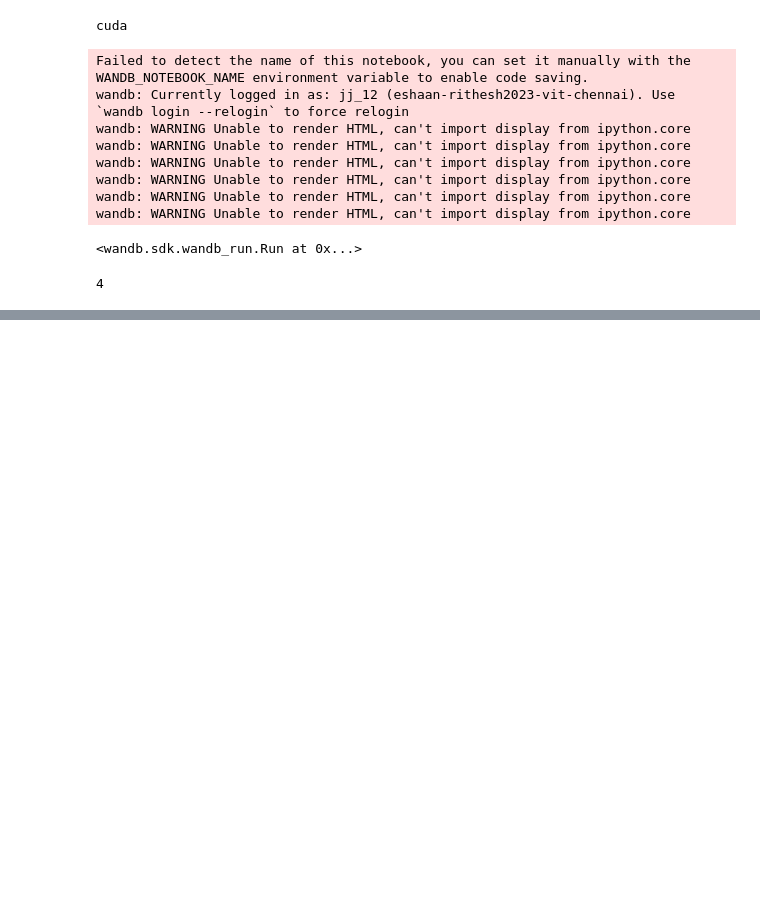
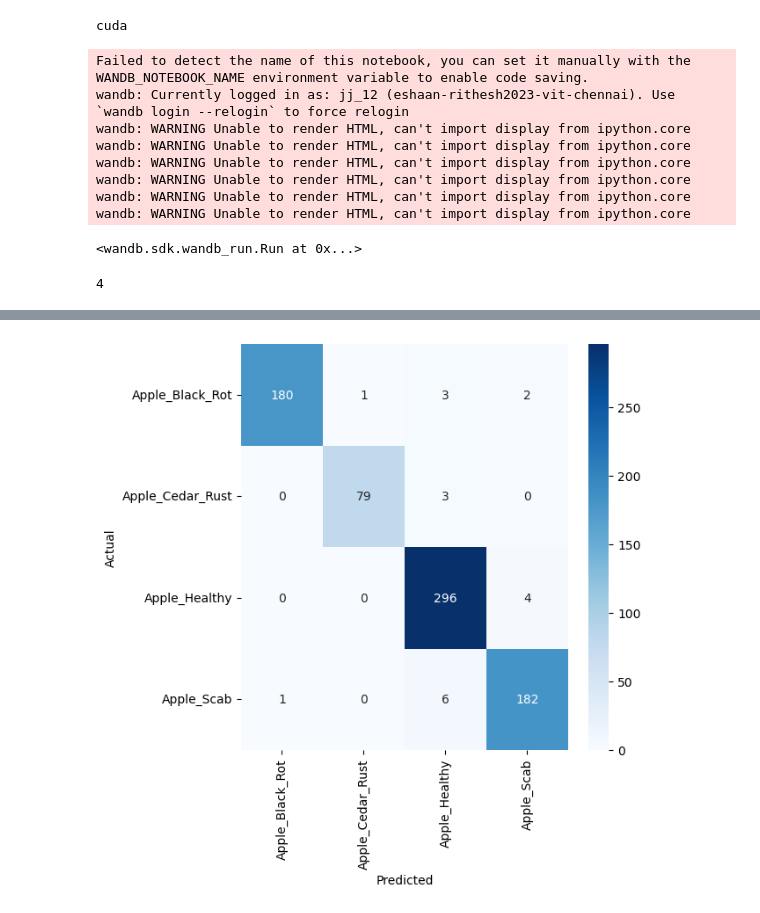
Before and after one commit to joseph-j-12/PlantLeafDisease, a Jupyter notebook: resnet50.ipynb, the cells around one changed output, grey strips where cells are left out. Drawn from its saved outputs; the diff is of its cells as text; code cells hidden in the pictures; blank space fills up the shorter version.

```diff
--- a/resnet50.ipynb
+++ b/resnet50.ipynb
@@ -68,6 +74,7 @@ transform = transforms.Compose([
 
 train_dataset = ImageFolder('data/train', transform=transform)
 val_dataset = ImageFolder('data/val', transform=transform)
+class_names = train_dataset.classes
 
 train_loader = DataLoader(train_dataset, batch_size=32, shuffle=True)
 val_loader = DataLoader(val_dataset, batch_size=32)
@@ -112,6 +113,6 @@ NameError: name 'labels' is not defined
 # %%
 # === WANDB WATCH ===
-wandb.watch(model, log="all")
+wandb.watch(model, log="gradients", log_freq=100)
 
 # === EARLY STOPPING ===
 best_val_loss = float('inf')
@@ -162,14 +163,41 @@ for epoch in range(EPOCHS):
         "val_accuracy": val_acc
     })
 
-    # === CONFUSION MATRIX ===
-    cm = confusion_matrix(all_labels, all_preds)
+    # === CONFUSION MATRIX (Correct WandB Format) ===
+    pred_table = wandb.Table(columns=["ground_truth", "prediction"])
+    for gt, pred in zip(all_labels, all_preds):
+        pred_table.add_data(class_names[gt], class_names[pred])
+
     wandb.log({"confusion_matrix": wandb.plot.confusion_matrix(
         probs=None,
         y_true=all_labels,
         preds=all_preds,
         class_names=class_names
     )})
+
+    # OR if that still shows plain text, use this instead:
+    wandb.log({"conf_mat_table": pred_table})
+    wandb.log({"confusion_matrix": wandb.plot.confusion_matrix(
+        y_true=all_labels,
+        preds=all_preds,
+        class_names=class_names
+    )})
+
+    report = classification_report(all_labels, all_preds, target_names=class_names, output_dict=True)
+
+    wandb.log({
+        "precision_macro": report["macro avg"]["precision"],
+        "recall_macro": report["macro avg"]["recall"],
+        "f1_macro": report["macro avg"]["f1-score"]
+    })
+
+    # Optionally log per-class metrics too
+    for class_name in class_names:
+        wandb.log({
+            f"{class_name}_precision": report[class_name]["precision"],
+            f"{class_name}_recall": report[class_name]["recall"],
+            f"{class_name}_f1": report[class_name]["f1-score"]
+    })
 
     # === EARLY STOPPING ===
     if val_loss < best_val_loss:
@@ -197,0 +228,10 @@ Epoch 10/10 | Loss: 3.5006 | Val Acc: 98.15%
+# %%
+
+cm = confusion_matrix(all_labels, all_preds)
+fig, ax = plt.subplots(figsize=(6, 6))
+sns.heatmap(cm, annot=True, fmt="d", cmap="Blues", xticklabels=class_names, yticklabels=class_names)
+plt.ylabel("Actual")
+plt.xlabel("Predicted")
+wandb.log({"conf_matrix_img": wandb.Image(fig)})
+# %% [output]
+[figure, added]
```
Also changed, not shown: parts of 4 cells of this notebook, 17 other files.
